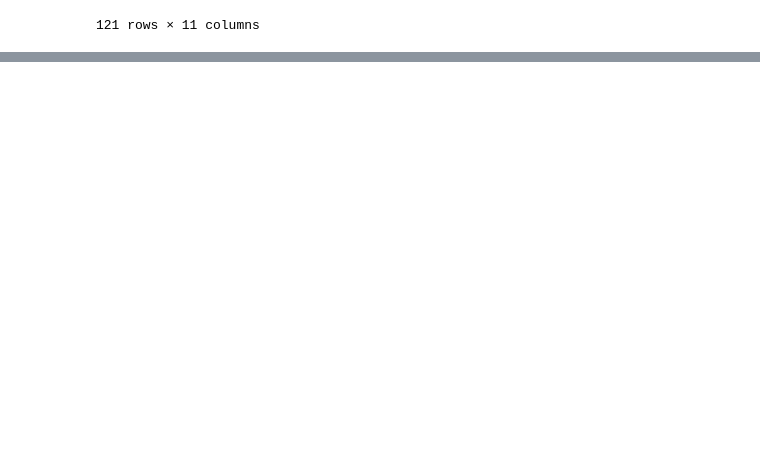
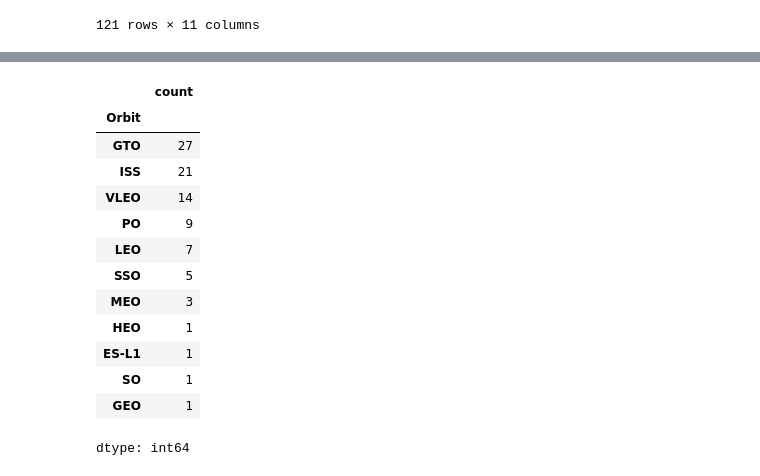
Before and after one commit to david-rivera-g/IBM-data-science, a Jupyter notebook: Data_science_capstone.ipynb, the cells around one changed output, grey strips where cells are left out. Cells and saved outputs as stored; diff of their text form; code cells hidden in the pictures; blank space fills up the shorter version.

```diff
--- a/Data_science_capstone.ipynb
+++ b/Data_science_capstone.ipynb
@@ -471,3 +467,6 @@ df
 | 119 | 120 | KSC | SpaceX CRS-22 | 3,328 kg | LEO | NASA | Success\n | F9 B5B1067.1668 | ... |
 | 120 | 121 | CCSFS | SXM-8 | 7,000 kg | GTO | Sirius XM | Success\n | F9 B5 | ... |
 121 rows × 11 columns
+# %%
+df=pd.read_csv("https://cf-courses-data.s3.us.cloud-object-storage.appdomain.cloud/IBM-DS0321EN-SkillsNetwork/datasets/dataset_part_1.csv")
+df.head(10)
@@ -473,0 +538,17 @@ df
+# %%
+df['Orbit'].value_counts()
+# %% [output]
+|  | count |
+| Orbit |  |
+| GTO | 27 |
+| ISS | 21 |
+| VLEO | 14 |
+| PO | 9 |
+| LEO | 7 |
+| SSO | 5 |
+| MEO | 3 |
+| HEO | 1 |
+| ES-L1 | 1 |
+| SO | 1 |
+| GEO | 1 |
+dtype: int64
```
Also changed, not shown: parts of 47 cells of this notebook.
